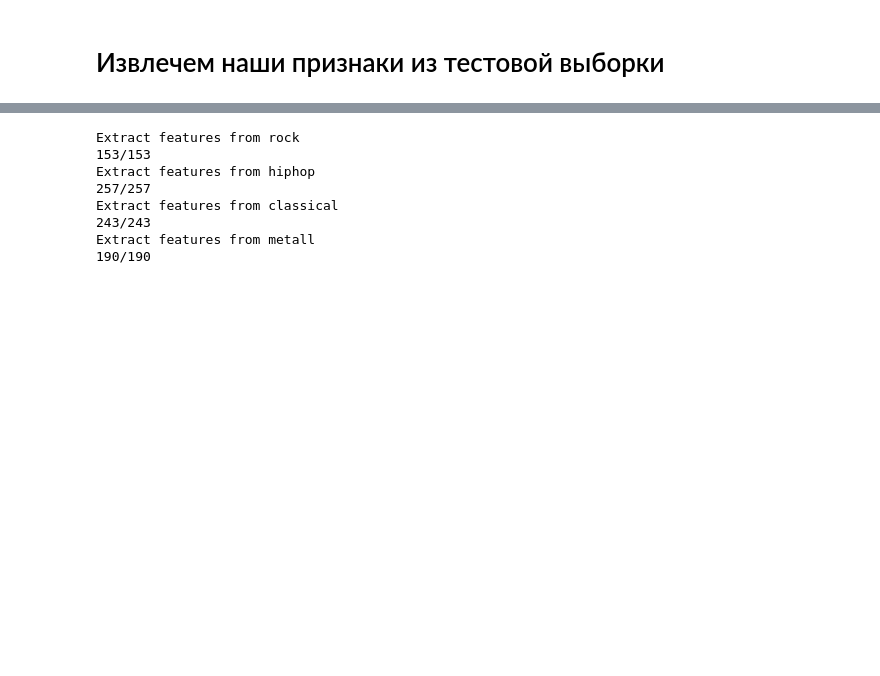
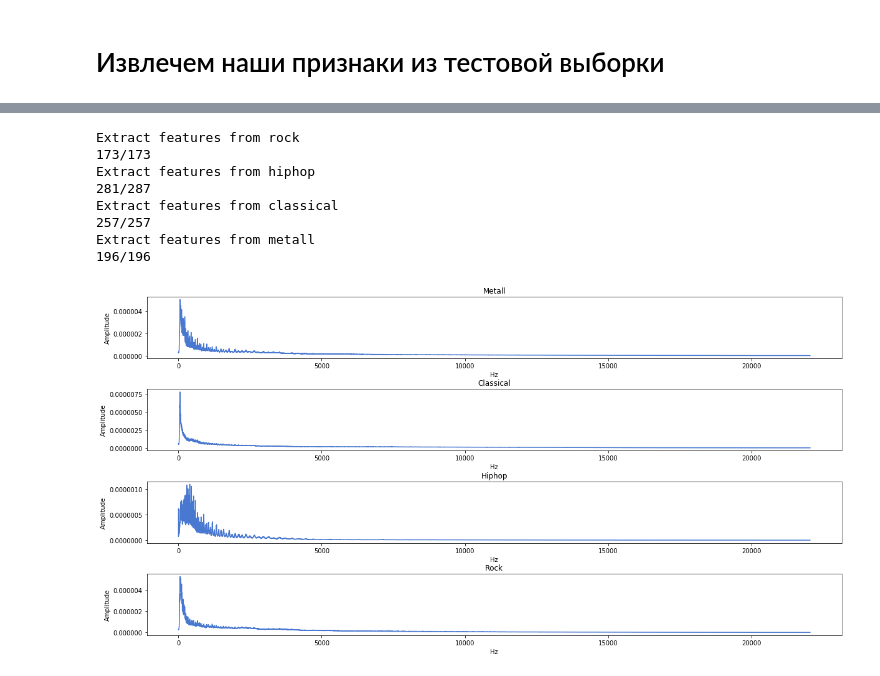
Before and after one commit to gmoryes/genres, a Jupyter notebook: kurs_project.ipynb, the cells around one changed output, grey strips where cells are left out. Cells and saved outputs as stored; diff of their text form; code cells hidden in the pictures; blank space fills up the shorter version.

```diff
--- a/kurs_project.ipynb
+++ b/kurs_project.ipynb
@@ -166,6 +166,8 @@ tmp,sr=librosa.load("/Users/m.gorbushin/project/tmp/hiphop_5.wav",sr=s_r,mono=Tr
 x.append(tmp)
 tmp,sr=librosa.load("/Users/m.gorbushin/project/tmp/rock_5.wav",sr=s_r,mono=True,duration=5.0)
 x.append(tmp)
+# %%
+all_fft_genres = [[],[],[],[]]
 # %% [markdown]
 # Как выглядит сигнал от времени
 # %%
@@ -267,7 +269,7 @@ def escape(string):
     string = string.replace("(", "\(")
     string = string.replace(")", "\)")
     string = string.replace("&", "\&")
-    string = string.replace("'", "\'")
+    string = string.replace("'", "\\'")
     return string
 
 def get_all_files_in_folder(base_path):
@@ -508,7 +534,13 @@ array([1, 2, 3, 0, 0])
+# %%
+import re
+def get_track_id(filepath):
+    result = re.match(r'.*/(\d+)_(\d)+.wav', filepath)
+    if (result):
+        return int(result.group(1)), int(result.group(2))
 # %%
 signals = []
 
-wav_data_path = "/Users/m.gorbushin/project/train_data_wav"
+wav_data_path = "/Users/m.gorbushin/project/train_data_wav/cut"
 genres_folders_names = ["rock", "hiphop", "classical", "metall"]
 count = 0
 
@@ -519,12 +551,17 @@ for index, genre in enumerate(genres_folders_names):
 
     files_in_dir = get_all_files_in_folder(path)
     print "Get ", len(files_in_dir), " files"
-    signals.append([])
+    signals.append([]) # for genre
+    for i in range(0, len(files_in_dir) // steps_count):
+        signals[index].append([]) # for each track
+        for j in range(0, steps_count):
+            signals[index][i].append([]) # for each signal in track
 
     count = 0
     for file_path in files_in_dir:
+        track_id, signal_id = get_track_id(file_path)
         tmp,_ =librosa.load(file_path, sr=s_r, mono=True, duration=5.0)
-        signals[index].append(tmp)
+        signals[index][track_id][signal_id] = tmp
         count += 1
         sys.stdout.write('\r' + `count` + "/" + `len(files_in_dir)`)
 
@@ -545,5 +582,10 @@ Get  190  files
 # %%
-X_list = []
+X_list = None
+
+songs_count = 0
+for index in xrange(len(genres_folders_names)):
+    songs_count += len(signals[index])
+song_index = 0
 
 for index, genre in enumerate(genres_folders_names):
 
@@ -551,10 +593,18 @@ for index, genre in enumerate(genres_folders_names):
 
     count = 1
     for signal in signals[index]:
+        try:
+            features = extraxt_features_from_signal(signal, index)
+            features.append(index)
+        except:
 
-        features = extraxt_features_from_signal(signal)
-        features.append(index)
-        X_list.append(features)
+            continue
+
+        if (not song_index):
+            X_list = np.zeros((songs_count, len(features)), dtype=np.float)
+
+        X_list[song_index] = features
+        song_index += 1
 
         sys.stdout.write('\r' + `count` + "/" + `len(signals[index])`)
         count += 1
@@ -562,12 +612,37 @@ for index, genre in enumerate(genres_folders_names):
     sys.stdout.write('\n')
 # %% [output]
 Extract features from rock
-153/153
+173/173
 Extract features from hiphop
+281/287
+Extract features from classical
 257/257
-Extract features from classical
-243/243
 Extract features from metall
-190/190
+196/196
+# %%
+all_fft_mean = []
+for i in range(4):
+    summ = np.zeros(len(all_fft_genres[i][0]))
+    for d in all_fft_genres[i]:
+        summ += d
+
+    summ /= len(all_fft_genres[i])
+    all_fft_mean.append(summ)
+
+
+fig=plt.figure(figsize=(20,10))
+fig.subplots_adjust(hspace=.5)
+hz = np.linspace(1, s_r // 2, s_r // 2)
+seconds = 5
+x_res = []
+for genre_index in xrange(0, 4):
+
+    plt.subplot(4, 1, genre_index + 1)
+    plt.title(genre_names[genre_index])
+    plt.xlabel("Hz")
+    plt.ylabel("Amplitude")
+    plt.plot(hz, 2.0 / s_r * all_fft_mean[genre_index][:s_r//2])
+# %% [output]
+[figure, added]
 # %%
 from sklearn.tree import DecisionTreeClassifier
```
Also changed, not shown: parts of 8 cells of this notebook.
